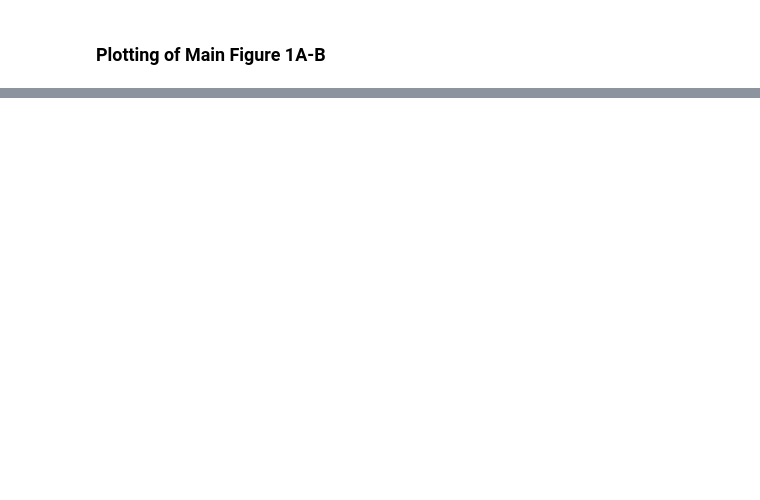
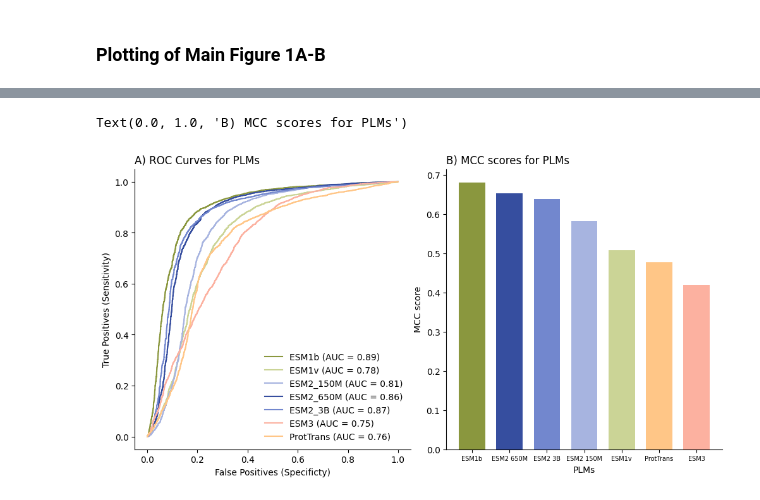
Before and after one commit to OriolGraCar/IndeLLM, a Jupyter notebook: Analysis/Analysis.ipynb, the cells around one changed output, grey strips where cells are left out. Cells and saved outputs as stored; diff of their text form; code cells hidden in the pictures; blank space fills up the shorter version.

```diff
--- a/Analysis/Analysis.ipynb
+++ b/Analysis/Analysis.ipynb
@@ -1347,0 +117,63 @@ Text(0.0, 1.0, 'B) MCC scores for PLMs')
+# %%
+scoresESM1b['dif_IndeLLM'] = scoresESM1b['IndeLLM_mut'] - scoresESM1b['IndeLLM_wt']
+scoresESM1v['dif_IndeLLM'] = scoresESM1v['IndeLLM_mut'] - scoresESM1v['IndeLLM_wt']
+scoresESM2_3B['dif_IndeLLM'] = scoresESM2_3B['IndeLLM_mut'] - scoresESM2_3B['IndeLLM_wt']
+scoresESM2_150M['dif_IndeLLM'] = scoresESM2_150M['IndeLLM_mut'] - scoresESM2_150M['IndeLLM_wt']
+scoresESM3['dif_IndeLLM'] = scoresESM3['IndeLLM_mut'] - scoresESM3['IndeLLM_wt']
+scoresProtTrans['dif_IndeLLM'] = scoresProtTrans['IndeLLM_mut'] - scoresProtTrans['IndeLLM_wt']
+
+fpr_ESM1b_IndeLLM, tpr_ESM1b_IndeLLM, thersholds_ESM1b_IndeLLM = metrics.roc_curve(alldata['label'].values, scoresESM1b['dif_IndeLLM'].values, pos_label=0)
+fpr_ESM1v_IndeLLM, tpr_ESM1v_IndeLLM, thersholds_ESM1v_IndeLLM = metrics.roc_curve(alldata['label'].values, scoresESM1v['dif_IndeLLM'].values, pos_label=0)
+fpr_ESM23b_IndeLLM, tpr_ESM23b_IndeLLM, thersholds_ESM23b_IndeLLM = metrics.roc_curve(alldata['label'].values, scoresESM2_3B['dif_IndeLLM'].values, pos_label=0)
+fpr_ESM2150M_IndeLLM, tpr_ESM2150M_IndeLLM, thersholds_ESM2150M_IndeLLM = metrics.roc_curve(alldata['label'].values, scoresESM2_150M['dif_IndeLLM'].values, pos_label=0)
+fpr_ESM3_IndeLLM, tpr_ESM3_IndeLLM, thersholds_ESM3_IndeLLM = metrics.roc_curve(alldata['label'].values, scoresESM3['dif_IndeLLM'].values, pos_label=0)
+fpr_ProtTrans_IndeLLM, tpr_ProtTrans_IndeLLM, thersholds_ProtTrans_IndeLLM = metrics.roc_curve(alldata['label'].values, scoresProtTrans['dif_IndeLLM'].values, pos_label=0)
+
+PLMs = ['ESM1b', 'ESM1v', 'ESM2 3B', 'ESM2 150M', 'ESM3', 'ProtTrans']
+
+metrics_df_filtered_plms = pd.concat([metrics_df.loc[PLMs, :], metrics_df_filtered_scores.loc[['IndeLLM']]], axis=0)
+metrics_df_filtered_plms = metrics_df_filtered_plms.sort_values(by='MCC', ascending=False)
+
+colors = {
+    'ESM2 150M': '#a7b4e0',
+    'IndeLLM': '#364e9f',
+    'ESM2 3B': '#7287ce',
+    'ESM3': '#FCB1A0',
+    'ProtTrans': '#FFC687',
+    'ESM1b': '#8a973e',
+    'ESM1v': '#CBD496'
+}
+
+n_methods = len(colors)
+bar_width = 0.7
+r1 = np.arange(n_methods)
+
+f, axes = plt.subplots(1,2)
+f.set_figheight(5)
+f.set_figwidth(10)
+f.tight_layout(pad=1)
+
+axes[0].plot(fpr_ESM1b_IndeLLM, tpr_ESM1b_IndeLLM, label = "ESM1b (AUC = "+str(round(metrics_df_filtered_plms.loc['ESM1b', 'AUC'],2))+")", color = "#8a973e")
+axes[0].plot(fpr_ESM1v_IndeLLM, tpr_ESM1v_IndeLLM, label = "ESM1v (AUC = "+str(round(metrics_df_filtered_plms.loc['ESM1v', 'AUC'],2))+")", color = "#CBD496")
+axes[0].plot(fpr_ESM2150M_IndeLLM, tpr_ESM2150M_IndeLLM, label = "ESM2_150M (AUC = "+str(round(metrics_df_filtered_plms.loc['ESM2 150M', 'AUC'],2))+")", color = "#a7b4e0")
+axes[0].plot(fpr_ESM2650M_IndeLLM, tpr_ESM2650M_IndeLLM, label = "ESM2_650M (AUC = "+str(round(metrics_df_filtered_scores.loc['IndeLLM', 'AUC'],2))+")", color = "#364e9f")
+axes[0].plot(fpr_ESM23b_IndeLLM, tpr_ESM23b_IndeLLM, label = "ESM2_3B (AUC = "+str(round(metrics_df_filtered_plms.loc['ESM2 3B', 'AUC'],2))+")", color = "#7287ce")
+axes[0].plot(fpr_ESM3_IndeLLM, tpr_ESM3_IndeLLM, label = "ESM3 (AUC = "+str(round(metrics_df_filtered_plms.loc['ESM3', 'AUC'],2))+")", color = "#FCB1A0")
+axes[0].plot(fpr_ProtTrans_IndeLLM, tpr_ProtTrans_IndeLLM, label = "ProtTrans (AUC = "+str(round(metrics_df_filtered_plms.loc['ProtTrans', 'AUC'],2))+")", color = "#FFC687")
+axes[0].set_xlabel('False Positives (Specificty)')
+axes[0].set_ylabel('True Positives (Sensitivity)')
+axes[0].set_title("A) ROC Curves for PLMs", loc = 'left')
+axes[0].legend(loc = 'best', frameon=False)
+axes[0].spines['top'].set_visible(False)
+axes[0].spines['right'].set_visible(False)
+axes[1].bar(r1, metrics_df_filtered_plms['MCC'], color=[colors[score] for score in metrics_df_filtered_plms.index], width=bar_width)
+axes[1].set_ylabel('MCC score')
+axes[1].set_xlabel('PLMs')
+axes[1].set_xticks(r1, ['ESM1b', 'ESM2 650M', 'ESM2 3B', 'ESM2 150M', 'ESM1v', 'ProtTrans', 'ESM3'], fontsize = 7)
+axes[1].legend(fontsize = 8, frameon=False)
+axes[1].spines['top'].set_visible(False)
+axes[1].spines['right'].set_visible(False)
+axes[1].set_title('B) MCC scores for PLMs', loc = 'left')
+# %% [output]
+Text(0.0, 1.0, 'B) MCC scores for PLMs')
+[figure, added]
```
Also changed, not shown: parts of 52 cells of this notebook, 23 other files.
